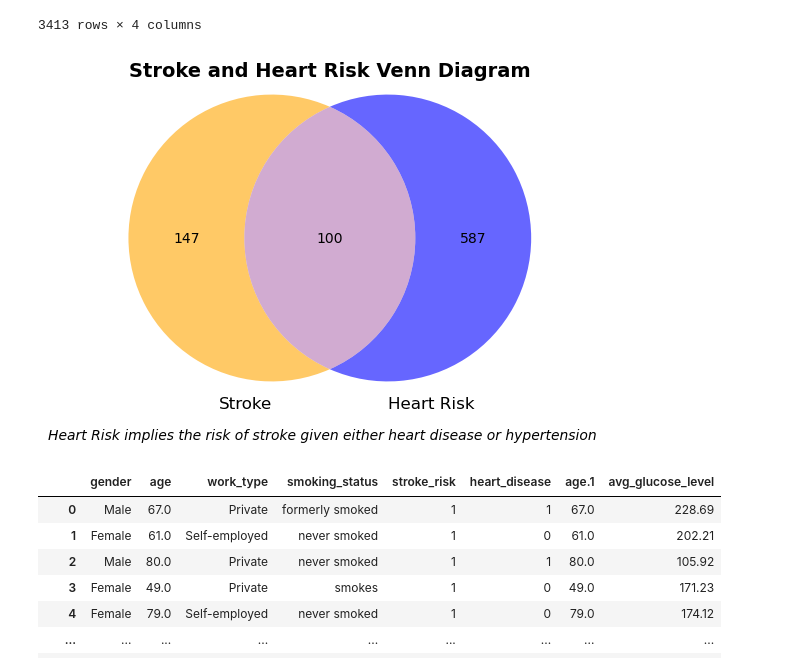
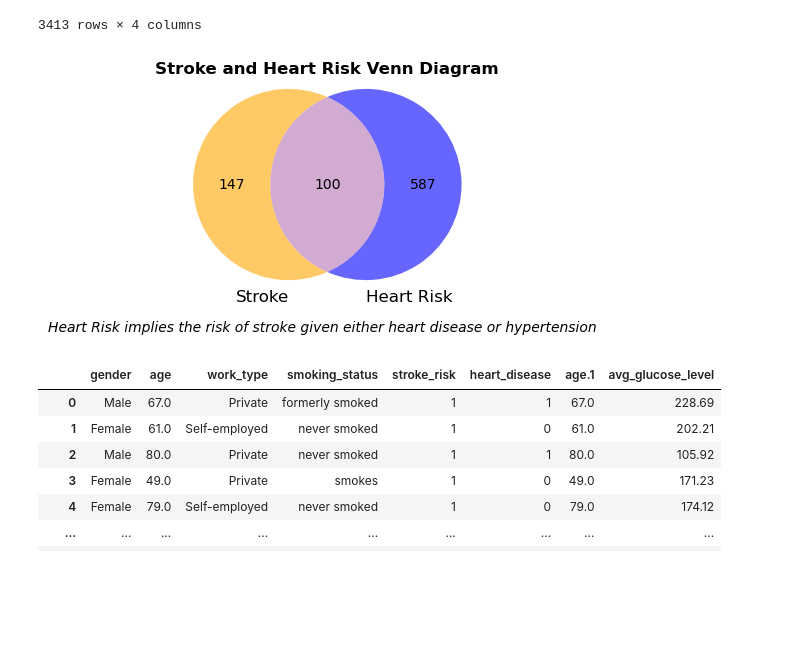
Before and after one commit to Mulders95/Predicting_Stroke_and_Heart_Disease, a Jupyter notebook: venn_diagram.ipynb, the cells around one changed output. Cells and saved outputs as stored; diff of their text form; code cells hidden in the pictures; blank space fills up the shorter version.

```diff
--- a/venn_diagram.ipynb
+++ b/venn_diagram.ipynb
@@ -23,19 +23,19 @@ stroke_df
 # %%
 # Sets of indices where stroke and heart risk are present
 A = set(stroke_df[stroke_df['stroke'] == 1].index)
 B = set(stroke_df[stroke_df['heart_risk'] == 1].index)
 
 # Create the Venn diagram
-plt.figure(figsize=(6, 6))
+plt.figure(figsize=(4, 5))
 venn2_unweighted([A, B], set_labels=('Stroke', 'Heart Risk'), set_colors=("orange", "blue"), alpha=0.6)
-plt.title("Stroke and Heart Risk Venn Diagram", fontweight="bold", fontsize=14, y = 0.94)
+plt.title("Stroke and Heart Risk Venn Diagram", fontweight="bold", fontsize=12, y = 0.94)
 
 # Subtitle below the diagram
-plt.figtext(0.5, 0.16, "Heart Risk implies the risk of stroke given either heart disease or hypertension",
+plt.figtext(0.5, 0.2, "Heart Risk implies the risk of stroke given either heart disease or hypertension",
             ha="center", fontsize=10, fontstyle="italic")
 plt.show()
 # %% [output]
-[figure, old version]
+[figure, new version]
 # %%
 heartdisease_df = pd.read_csv("HeartDisease/heartdisease_data_for_visual.csv")
 heartdisease_df
```
Also changed, not shown: parts of 1 cell of this notebook, 3 other files.
